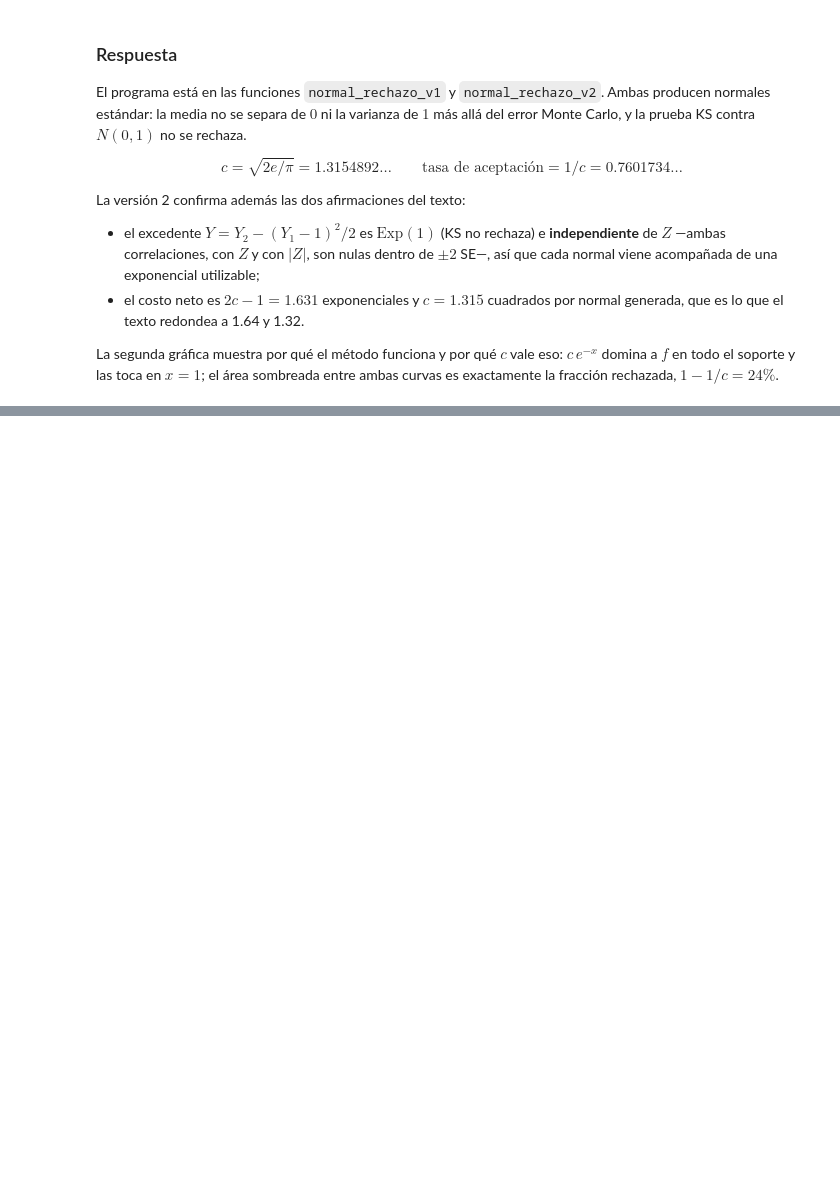
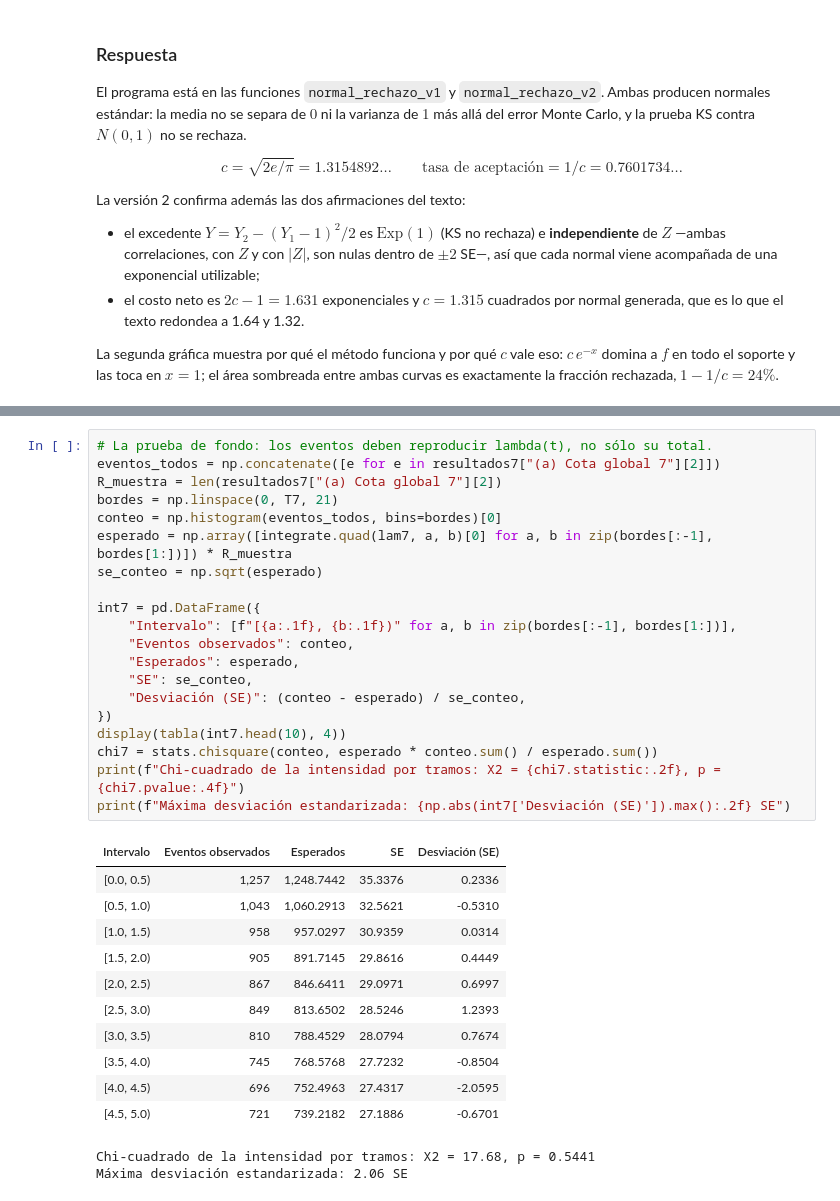
Before and after one commit to fabianpradod/mod-practica2, a Jupyter notebook: Practica_2_Generacion_de_Variables_Aleatorias_Continuas.ipynb, the cells around one changed output, grey strips where cells are left out. Drawn from its saved outputs; the diff is of its cells as text; blank space fills up the shorter version.

```diff
--- a/Practica_2_Generacion_de_Variables_Aleatorias_Continuas.ipynb
+++ b/Practica_2_Generacion_de_Variables_Aleatorias_Continuas.ipynb
@@ -597,0 +856,34 @@ La segunda gráfica muestra por qué el método funciona y por qué $c$ vale eso
+# %%
+# La prueba de fondo: los eventos deben reproducir lambda(t), no sólo su total.
+eventos_todos = np.concatenate([e for e in resultados7["(a) Cota global 7"][2]])
+R_muestra = len(resultados7["(a) Cota global 7"][2])
+bordes = np.linspace(0, T7, 21)
+conteo = np.histogram(eventos_todos, bins=bordes)[0]
+esperado = np.array([integrate.quad(lam7, a, b)[0] for a, b in zip(bordes[:-1], bordes[1:])]) * R_muestra
+se_conteo = np.sqrt(esperado)
+
+int7 = pd.DataFrame({
+    "Intervalo": [f"[{a:.1f}, {b:.1f})" for a, b in zip(bordes[:-1], bordes[1:])],
+    "Eventos observados": conteo,
+    "Esperados": esperado,
+    "SE": se_conteo,
+    "Desviación (SE)": (conteo - esperado) / se_conteo,
+})
+display(tabla(int7.head(10), 4))
+chi7 = stats.chisquare(conteo, esperado * conteo.sum() / esperado.sum())
+print(f"Chi-cuadrado de la intensidad por tramos: X2 = {chi7.statistic:.2f}, p = {chi7.pvalue:.4f}")
+print(f"Máxima desviación estandarizada: {np.abs(int7['Desviación (SE)']).max():.2f} SE")
+# %% [output]
+| Intervalo | Eventos observados | Esperados | SE | Desviación (SE) |
+| [0.0, 0.5) | 1,257 | 1,248.7442 | 35.3376 | 0.2336 |
+| [0.5, 1.0) | 1,043 | 1,060.2913 | 32.5621 | -0.5310 |
+| [1.0, 1.5) | 958 | 957.0297 | 30.9359 | 0.0314 |
+| [1.5, 2.0) | 905 | 891.7145 | 29.8616 | 0.4449 |
+| [2.0, 2.5) | 867 | 846.6411 | 29.0971 | 0.6997 |
+| [2.5, 3.0) | 849 | 813.6502 | 28.5246 | 1.2393 |
+| [3.0, 3.5) | 810 | 788.4529 | 28.0794 | 0.7674 |
+| [3.5, 4.0) | 745 | 768.5768 | 27.7232 | -0.8504 |
+| [4.0, 4.5) | 696 | 752.4963 | 27.4317 | -2.0595 |
+| [4.5, 5.0) | 721 | 739.2182 | 27.1886 | -0.6701 |
+Chi-cuadrado de la intensidad por tramos: X2 = 17.68, p = 0.5441
+Máxima desviación estandarizada: 2.06 SE
```
Also changed, not shown: parts of 9 cells of this notebook.
